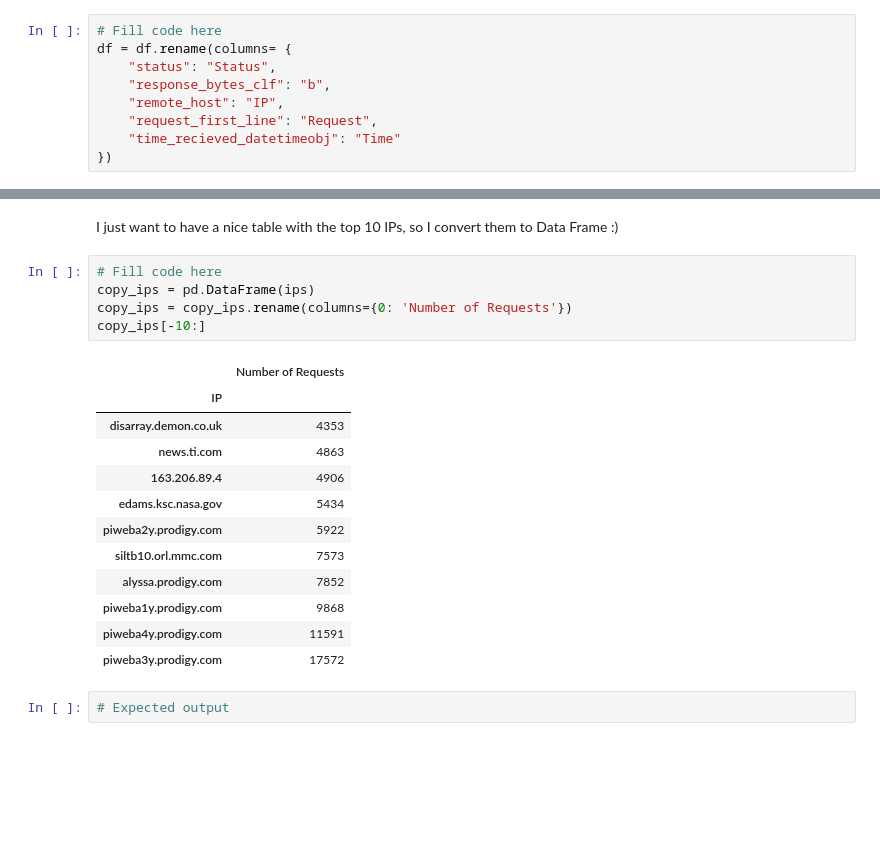
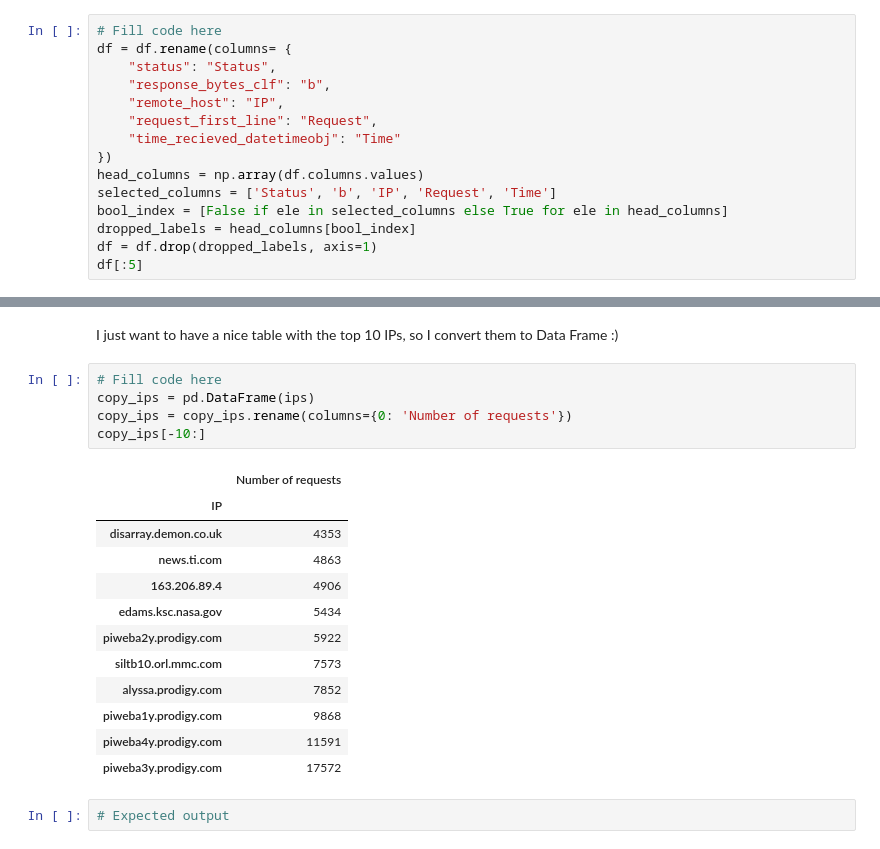
Before and after one commit to tow02/iccs413, a Jupyter notebook: assignments/a1/Assn1 - Web Server Log Analysis.ipynb, the cells around one changed output, grey strips where cells are left out. Cells and saved outputs as stored; diff of their text form; blank space fills up the shorter version.

```diff
--- a/assignments/a1/Assn1 - Web Server Log Analysis.ipynb
+++ b/assignments/a1/Assn1 - Web Server Log Analysis.ipynb
@@ -153,3 +153,9 @@ df = df.rename(columns= {
     "request_first_line": "Request",
     "time_recieved_datetimeobj": "Time"
 })
+head_columns = np.array(df.columns.values)
+selected_columns = ['Status', 'b', 'IP', 'Request', 'Time']
+bool_index = [False if ele in selected_columns else True for ele in head_columns]
+dropped_labels = head_columns[bool_index]
+df = df.drop(dropped_labels, axis=1)
+df[:5]
@@ -569,10 +564,10 @@ I just want to have a nice table with the top 10 IPs, so I convert them to Data
 # %%
 # Fill code here
 copy_ips = pd.DataFrame(ips)
-copy_ips = copy_ips.rename(columns={0: 'Number of Requests'})
+copy_ips = copy_ips.rename(columns={0: 'Number of requests'})
 copy_ips[-10:]
 # %% [output]
-|  | Number of Requests |
+|  | Number of requests |
 | IP |  |
 | disarray.demon.co.uk | 4353 |
 | news.ti.com | 4863 |
```
Also changed, not shown: parts of 9 cells of this notebook.
